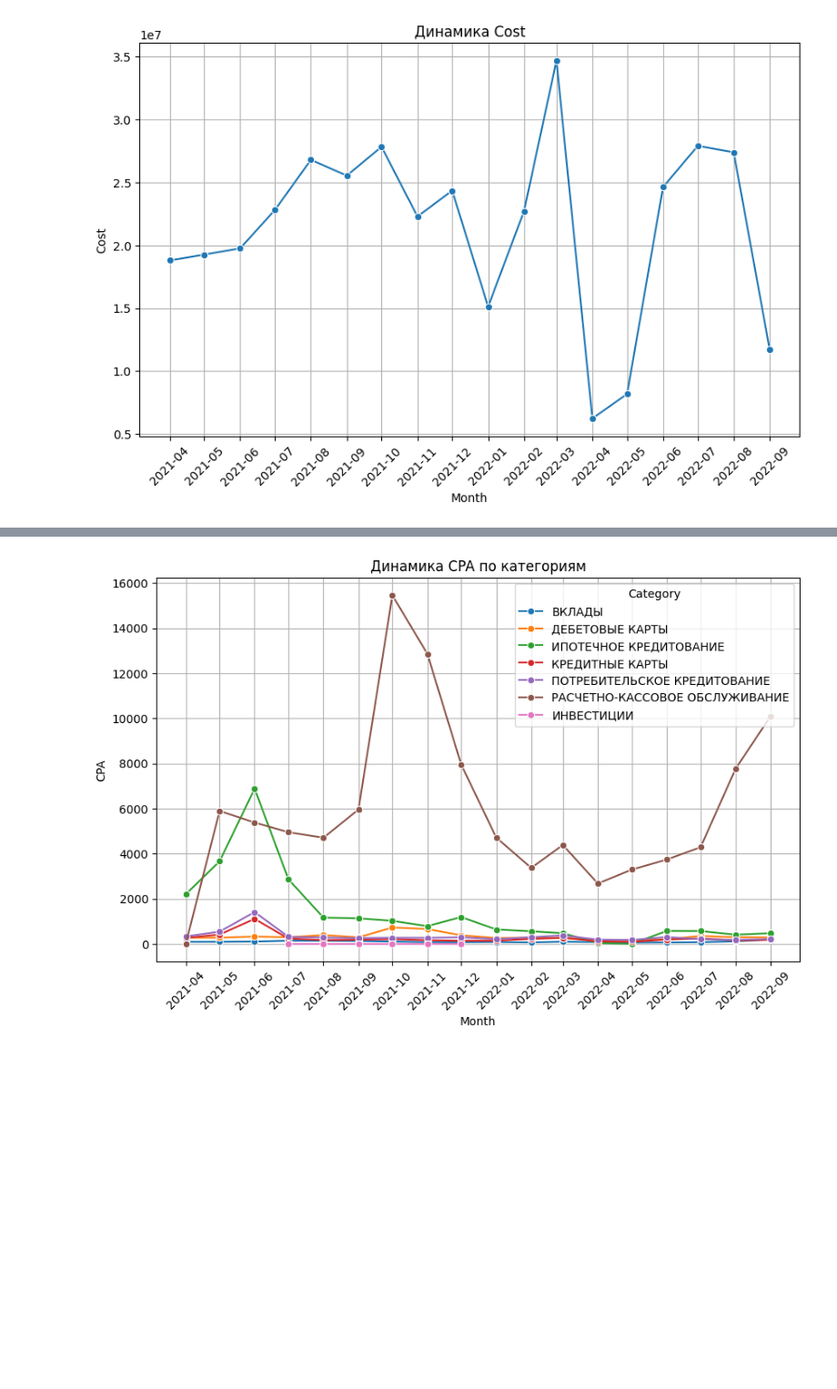
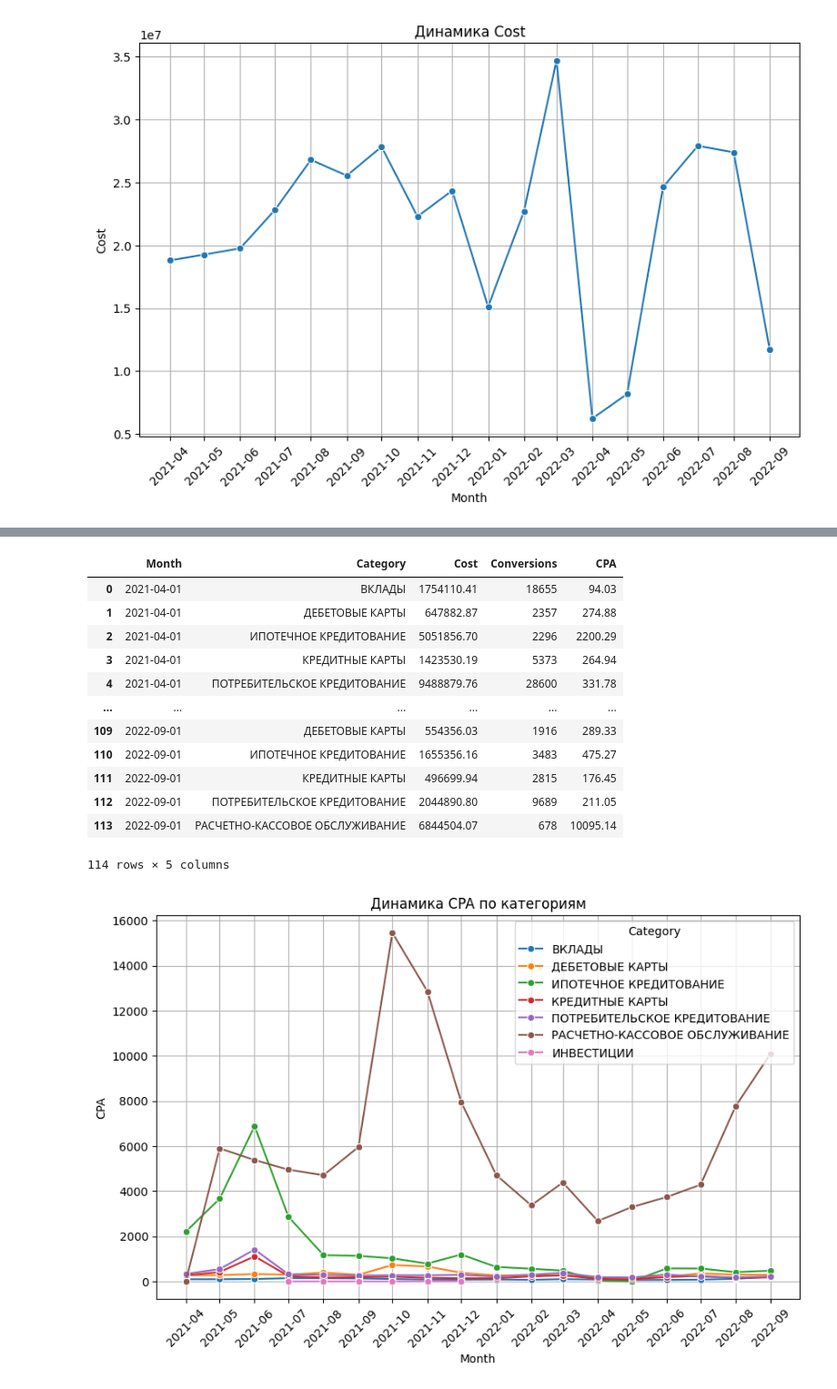
Before and after one commit to pumpumpidu/test_tasks, a Jupyter notebook: yandex/yandex_sem.ipynb, the cells around one changed output, grey strips where cells are left out. Shown at 91% size. Drawn from its saved outputs; the diff is of its cells as text; code cells hidden in the pictures; blank space fills up the shorter version.

```diff
--- a/yandex/yandex_sem.ipynb
+++ b/yandex/yandex_sem.ipynb
@@ -107,3 +146,19 @@ df_month[df_month['Month'] == df_month['Month'].max()]['CPA'].max()
+# %%
+df_category
+# %% [output]
+|  | Month | Category | Cost | Conversions | CPA |
+| 0 | 2021-04-01 | ВКЛАДЫ | 1754110.41 | 18655 | 94.03 |
+| 1 | 2021-04-01 | ДЕБЕТОВЫЕ КАРТЫ | 647882.87 | 2357 | 274.88 |
+| 2 | 2021-04-01 | ИПОТЕЧНОЕ КРЕДИТОВАНИЕ | 5051856.70 | 2296 | 2200.29 |
+| 3 | 2021-04-01 | КРЕДИТНЫЕ КАРТЫ | 1423530.19 | 5373 | 264.94 |
+| 4 | 2021-04-01 | ПОТРЕБИТЕЛЬСКОЕ КРЕДИТОВАНИЕ | 9488879.76 | 28600 | 331.78 |
+| ... | ... | ... | ... | ... | ... |
+| 109 | 2022-09-01 | ДЕБЕТОВЫЕ КАРТЫ | 554356.03 | 1916 | 289.33 |
+| 110 | 2022-09-01 | ИПОТЕЧНОЕ КРЕДИТОВАНИЕ | 1655356.16 | 3483 | 475.27 |
+| 111 | 2022-09-01 | КРЕДИТНЫЕ КАРТЫ | 496699.94 | 2815 | 176.45 |
+| 112 | 2022-09-01 | ПОТРЕБИТЕЛЬСКОЕ КРЕДИТОВАНИЕ | 2044890.80 | 9689 | 211.05 |
+| 113 | 2022-09-01 | РАСЧЕТНО-КАССОВОЕ ОБСЛУЖИВАНИЕ | 6844504.07 | 678 | 10095.14 |
+114 rows × 5 columns
 # %%
 df_category = group_n_calc_cpa(df, ['Month', 'Category'])
 plot_chart(df_category, 'Динамика CPA по категориям', hue='Category')
```
Also changed, not shown: parts of 9 cells of this notebook.
